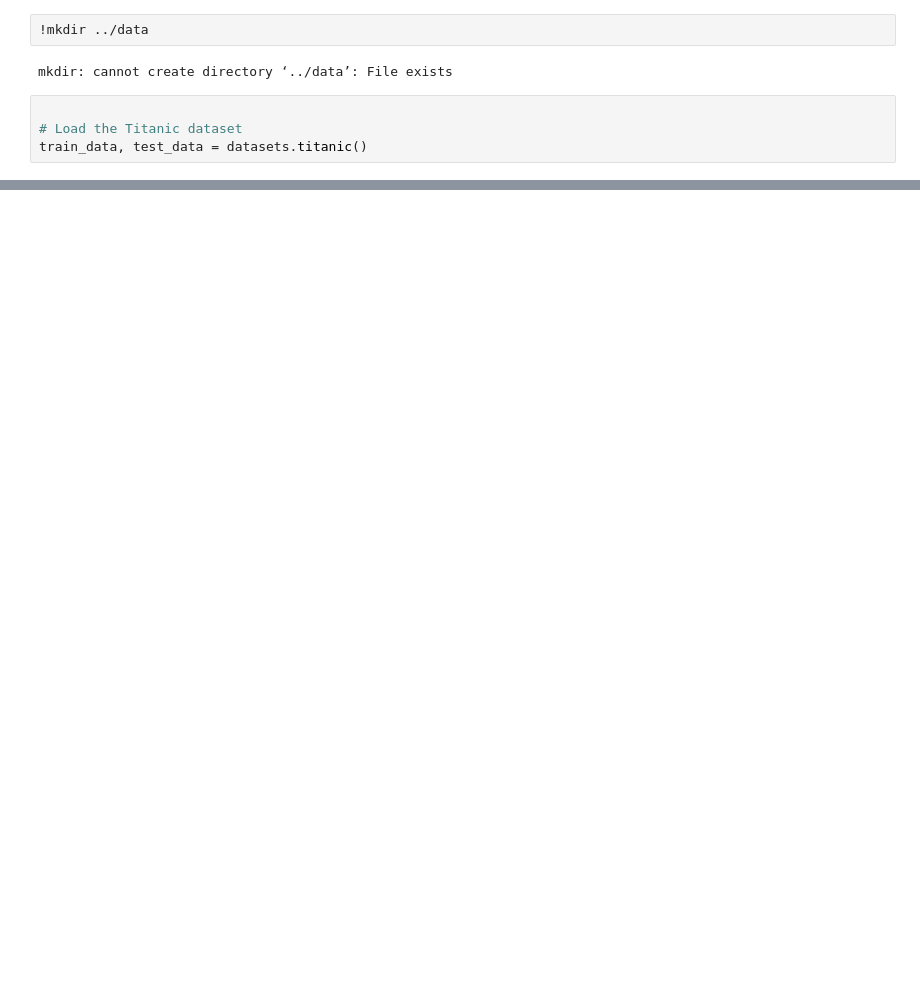
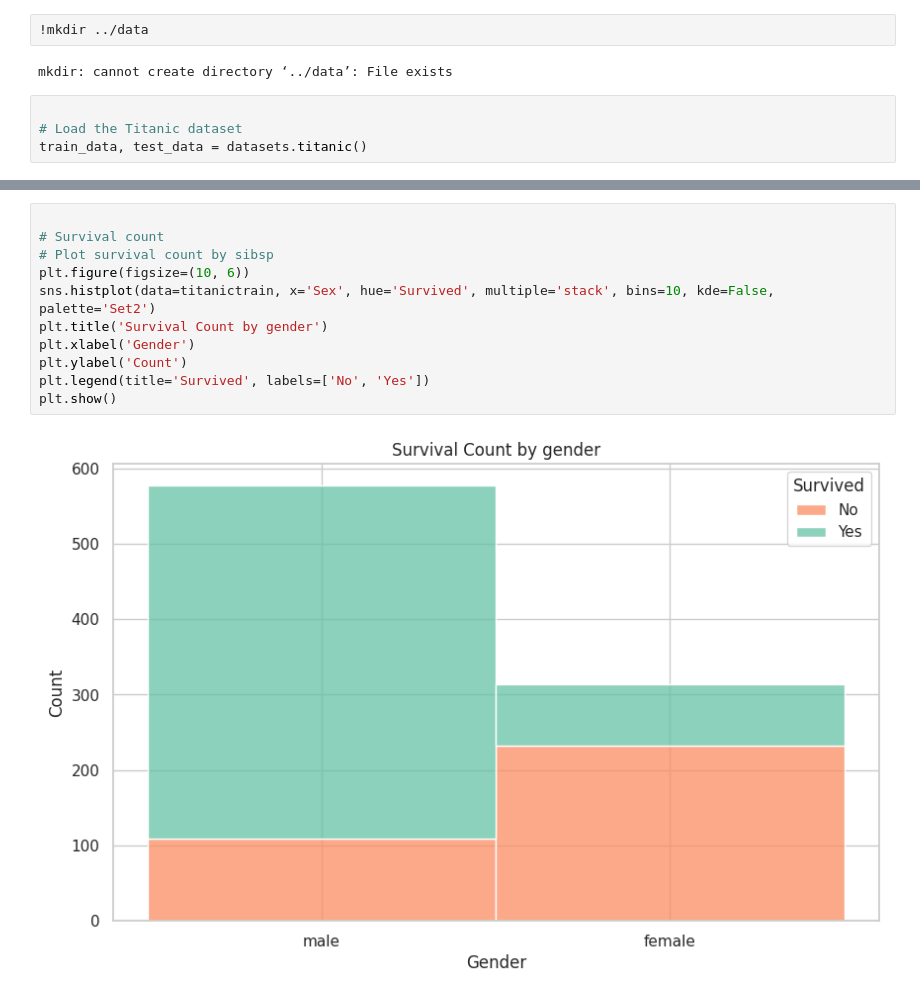
Before and after one commit to AlekseyKasatkin/urfu_mlops_2sem_finalproject, a Jupyter notebook: notebooks/dataprep.ipynb, the cells around one changed output, grey strips where cells are left out. Cells and saved outputs as stored; diff of their text form; blank space fills up the shorter version.

```diff
--- a/notebooks/dataprep.ipynb
+++ b/notebooks/dataprep.ipynb
@@ -15,0 +139,13 @@ titanictrain.to_csv('../data/data/titanictrain.csv', index=False)
+# %%
+
+# Survival count
+# Plot survival count by sibsp
+plt.figure(figsize=(10, 6))
+sns.histplot(data=titanictrain, x='Sex', hue='Survived', multiple='stack', bins=10, kde=False, palette='Set2')
+plt.title('Survival Count by gender')
+plt.xlabel('Gender')
+plt.ylabel('Count')
+plt.legend(title='Survived', labels=['No', 'Yes'])
+plt.show()
+# %% [output]
+[figure, added]
```
Also changed, not shown: parts of 32 cells of this notebook, 1 other file.
